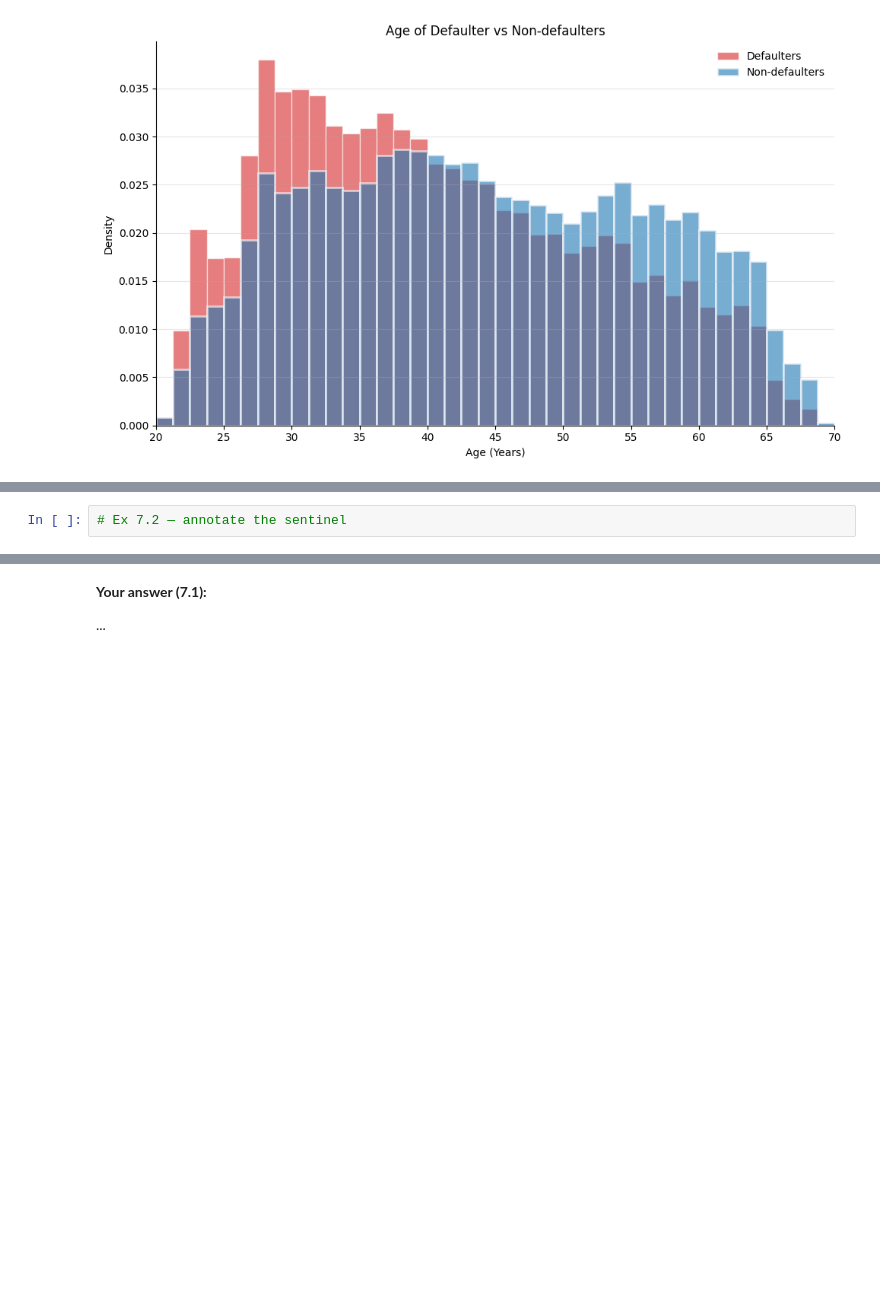
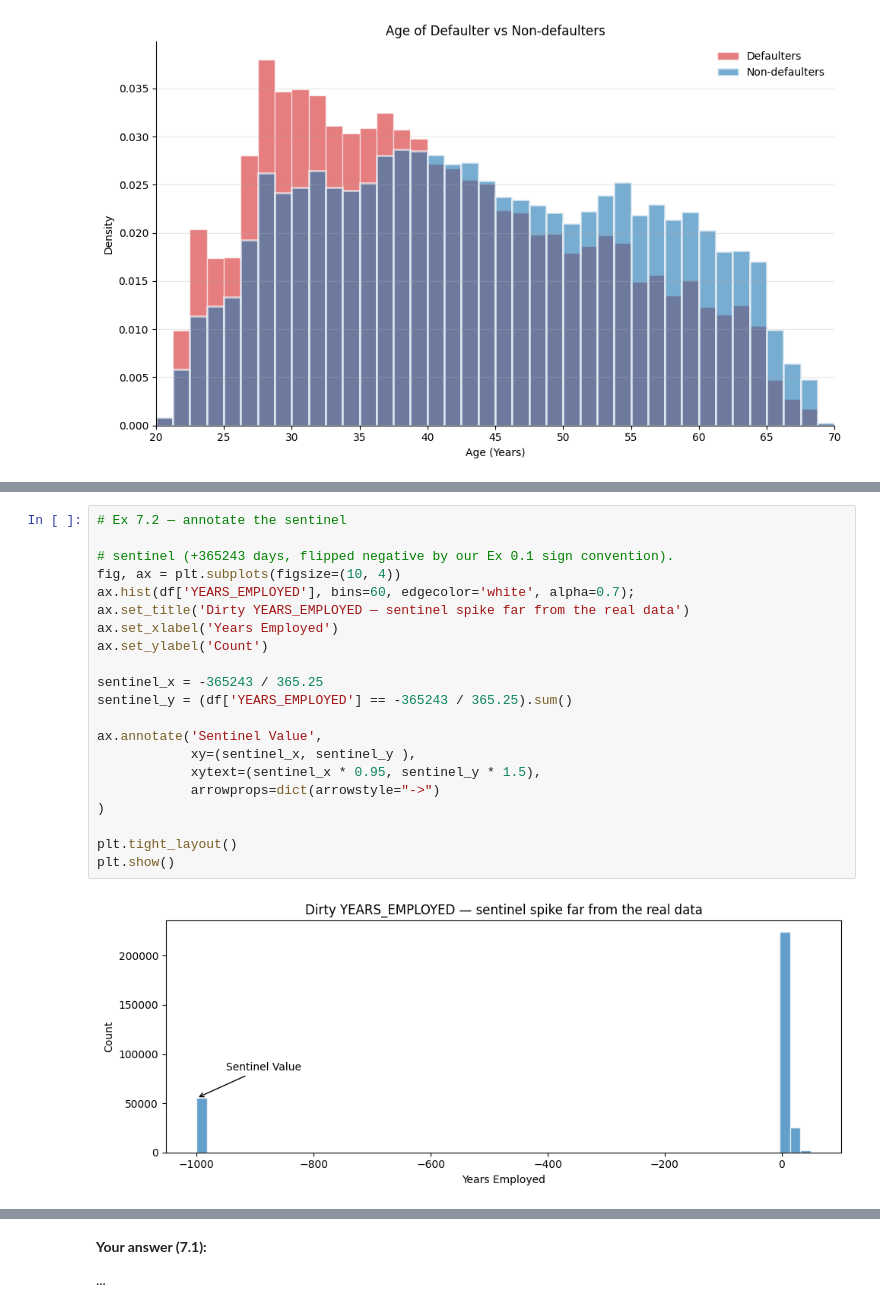
Before and after one commit to smallchuch/CreditRiskLearning, a Jupyter notebook: Learning Journey/1.5 Matplotlib + Seaborn/matplotlib_seaborn_practice_home_credit.ipynb, the cells around one changed output, grey strips where cells are left out. Saved outputs shown, nothing was run; the diff lists cells and outputs as text; blank space fills up the shorter version.

```diff
--- a/Learning Journey/1.5 Matplotlib + Seaborn/matplotlib_seaborn_practice_home_credit.ipynb
+++ b/Learning Journey/1.5 Matplotlib + Seaborn/matplotlib_seaborn_practice_home_credit.ipynb
@@ -1148,4 +1187,25 @@ for bar in bars:
 # %%
 # Ex 7.2 — annotate the sentinel
+
+# sentinel (+365243 days, flipped negative by our Ex 0.1 sign convention).
+fig, ax = plt.subplots(figsize=(10, 4))
+ax.hist(df['YEARS_EMPLOYED'], bins=60, edgecolor='white', alpha=0.7);
+ax.set_title('Dirty YEARS_EMPLOYED — sentinel spike far from the real data')
+ax.set_xlabel('Years Employed')
+ax.set_ylabel('Count')
+
+sentinel_x = -365243 / 365.25
+sentinel_y = (df['YEARS_EMPLOYED'] == -365243 / 365.25).sum()
+
+ax.annotate('Sentinel Value',
+            xy=(sentinel_x, sentinel_y ),
+            xytext=(sentinel_x * 0.95, sentinel_y * 1.5),
+            arrowprops=dict(arrowstyle="->")
+)
+
+plt.tight_layout()
+plt.show()
+# %% [output]
+[figure, added]
 # %%
 # Ex 7.3 — shaded band + reference line
```
Also changed, not shown: parts of 5 cells of this notebook.
